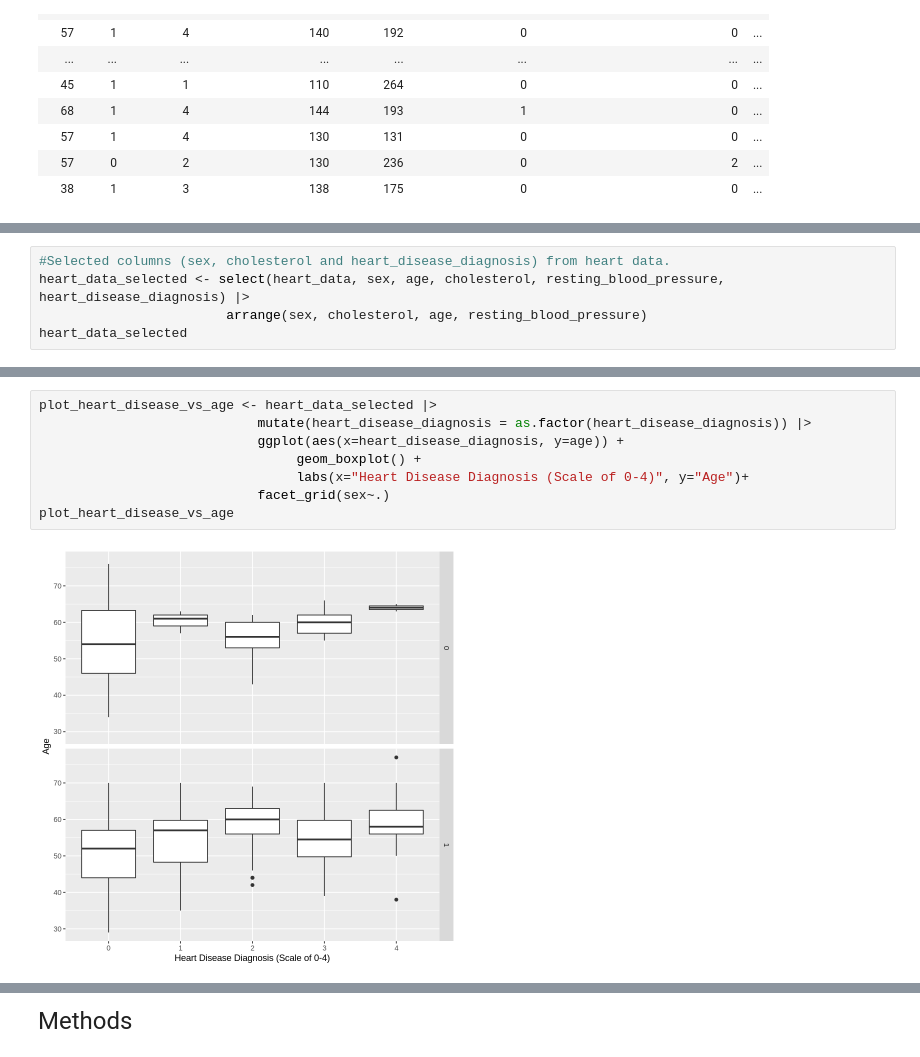
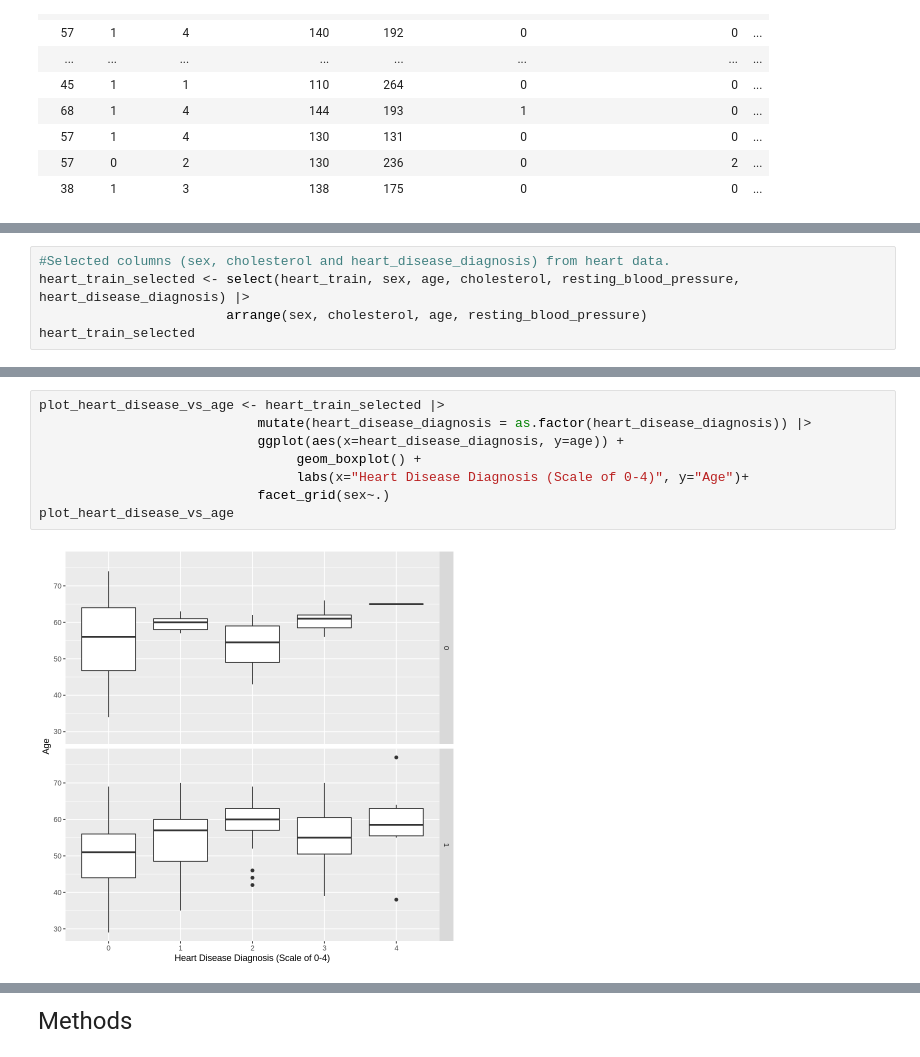
Before and after one commit to ck2671/dsci-100-2022w2-group-35, a Jupyter notebook: Heart Disease Project.ipynb, the cells around one changed output, grey strips where cells are left out. Cells and saved outputs as stored; diff of their text form.

```diff
--- a/Heart Disease Project.ipynb
+++ b/Heart Disease Project.ipynb
@@ -66,6 +71,6 @@ A data.frame: 302 × 14
 # %%
 #Selected columns (sex, cholesterol and heart_disease_diagnosis) from heart data.
-heart_data_selected <- select(heart_data, sex, age, cholesterol, resting_blood_pressure, heart_disease_diagnosis) |>
+heart_train_selected <- select(heart_train, sex, age, cholesterol, resting_blood_pressure, heart_disease_diagnosis) |>
                         arrange(sex, cholesterol, age, resting_blood_pressure)
-heart_data_selected
+heart_train_selected
 # %% [output]
@@ -138,11 +143,11 @@ plot_heart_disease_vs_cholesterol
 # %%
-plot_heart_disease_vs_age <- heart_data_selected |>
+plot_heart_disease_vs_age <- heart_train_selected |>
                             mutate(heart_disease_diagnosis = as.factor(heart_disease_diagnosis)) |>
                             ggplot(aes(x=heart_disease_diagnosis, y=age)) +
                                  geom_boxplot() +
                                  labs(x="Heart Disease Diagnosis (Scale of 0-4)", y="Age")+
                             facet_grid(sex~.)
 plot_heart_disease_vs_age
 # %% [output]
-[figure, old version]
+[figure, new version]
 # %%
```
Also changed, not shown: parts of 11 cells of this notebook.
